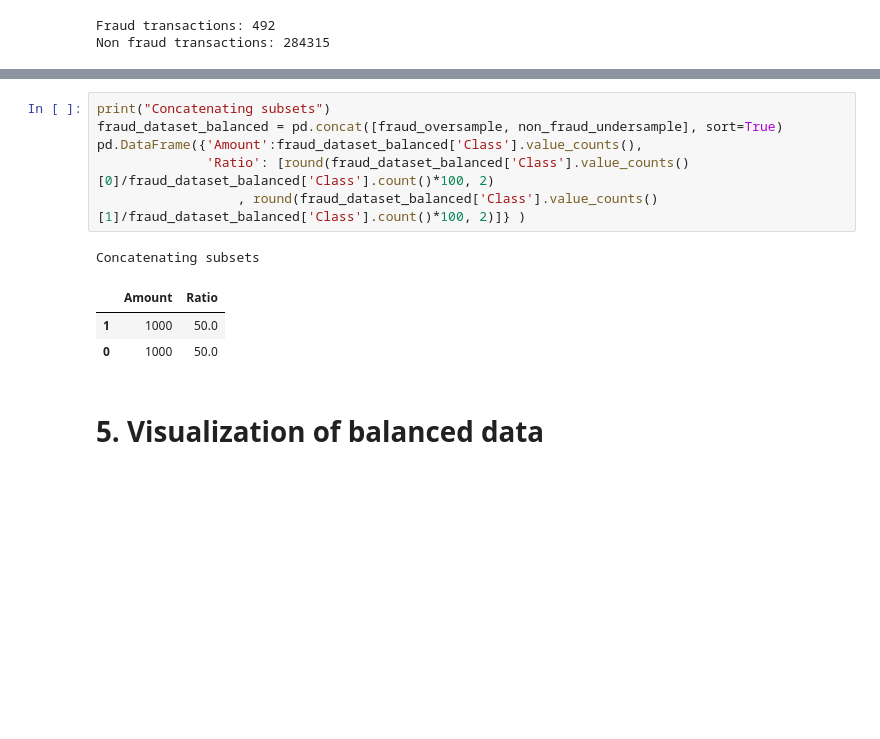
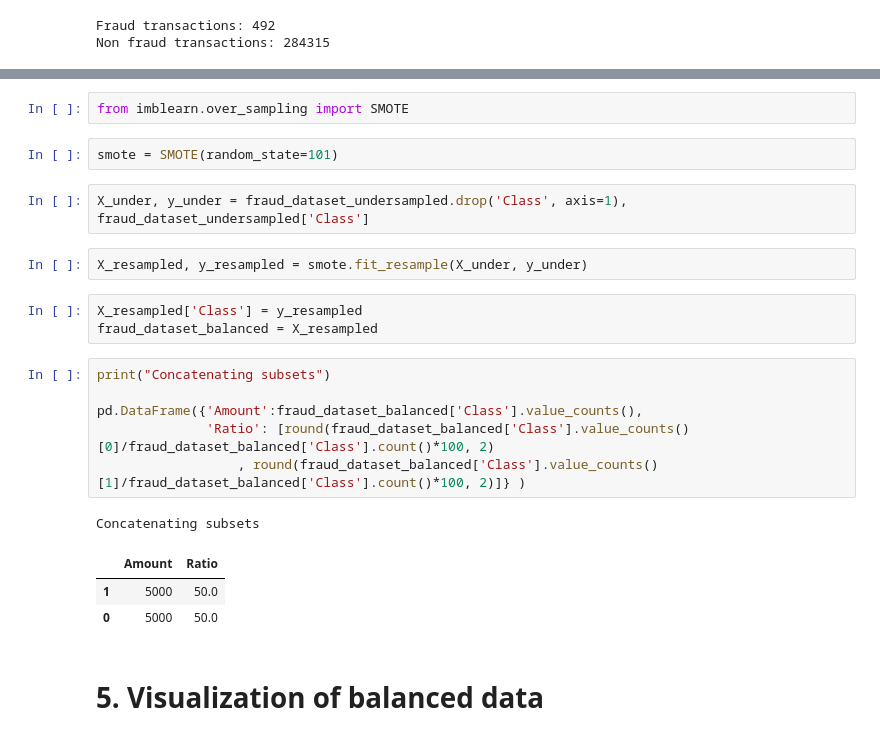
Before and after one commit to lukkor99/Credit_card_fraud_detection, a Jupyter notebook: Credit_card_fraud.ipynb, the cells around one changed output, grey strips where cells are left out. Saved outputs shown, nothing was run; the diff lists cells and outputs as text; blank space fills up the shorter version.

```diff
--- a/Credit_card_fraud.ipynb
+++ b/Credit_card_fraud.ipynb
@@ -223,14 +230,25 @@ Non fraud subset size: (1000, 31)
+# %%
+from imblearn.over_sampling import SMOTE
+# %%
+smote = SMOTE(random_state=101)
+# %%
+X_under, y_under = fraud_dataset_undersampled.drop('Class', axis=1), fraud_dataset_undersampled['Class']
+# %%
+X_resampled, y_resampled = smote.fit_resample(X_under, y_under)
+# %%
+X_resampled['Class'] = y_resampled
+fraud_dataset_balanced = X_resampled
 # %%
 print("Concatenating subsets")
-fraud_dataset_balanced = pd.concat([fraud_oversample, non_fraud_undersample], sort=True)
+
 pd.DataFrame({'Amount':fraud_dataset_balanced['Class'].value_counts(),
               'Ratio': [round(fraud_dataset_balanced['Class'].value_counts()[0]/fraud_dataset_balanced['Class'].count()*100, 2)
                   , round(fraud_dataset_balanced['Class'].value_counts()[1]/fraud_dataset_balanced['Class'].count()*100, 2)]} )
 # %% [output]
 Concatenating subsets
 |  | Amount | Ratio |
-| 1 | 1000 | 50.0 |
-| 0 | 1000 | 50.0 |
+| 1 | 5000 | 50.0 |
+| 0 | 5000 | 50.0 |
 # %% [markdown]
 # 5. Visualization of balanced data
 # %%
```
Also changed, not shown: parts of 8 cells of this notebook, 1 other file.
